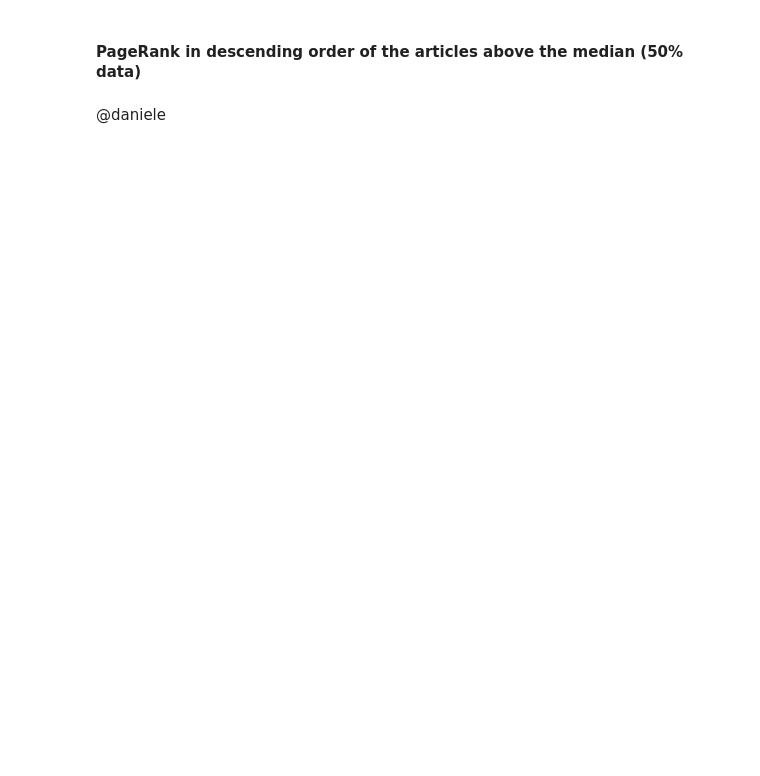
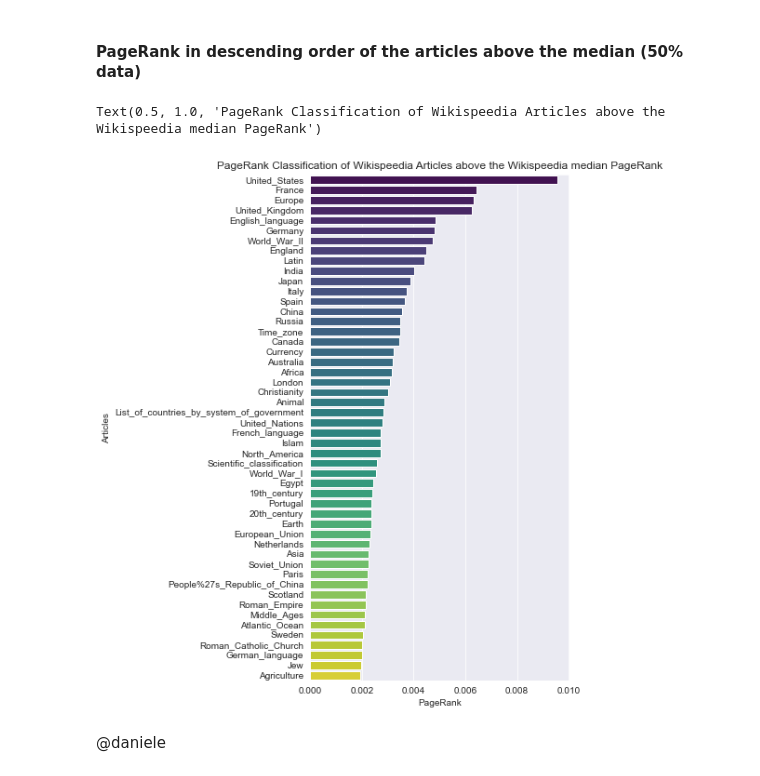
Before and after one commit to epfl-ada/ada-2023-project-amonavis, a Jupyter notebook: final_deliverable.ipynb, the cells around one changed output. Saved outputs shown, nothing was run; the diff lists cells and outputs as text; code cells hidden in the pictures; blank space fills up the shorter version.

```diff
--- a/final_deliverable.ipynb
+++ b/final_deliverable.ipynb
@@ -280,15 +308,19 @@ print(num_elements_above_median)
 # %% [markdown]
 #### PageRank in descending order of the articles above the median (50% data)
 # %%
-names = list(above_median_ordered.keys())
-values = list(above_median_ordered.values())
+#
+names = list(above_median_ordered.keys())[:50]
+values = list(above_median_ordered.values())[:50]
 
-plt.figure(figsize=(30, 350))
+plt.figure(figsize=(5, 10))
 sns.barplot(x=values, y=names, palette='viridis')
 plt.xlabel('PageRank')
 plt.ylabel('Articles')
 plt.title('PageRank Classification of Wikispeedia Articles above the Wikispeedia median PageRank')
 # plt.show()
+# %% [output]
+Text(0.5, 1.0, 'PageRank Classification of Wikispeedia Articles above the Wikispeedia median PageRank')
+[figure, added]
 # %% [markdown]
 @daniele
 # %%
```
Also changed, not shown: parts of 63 cells of this notebook, 1 other file.
